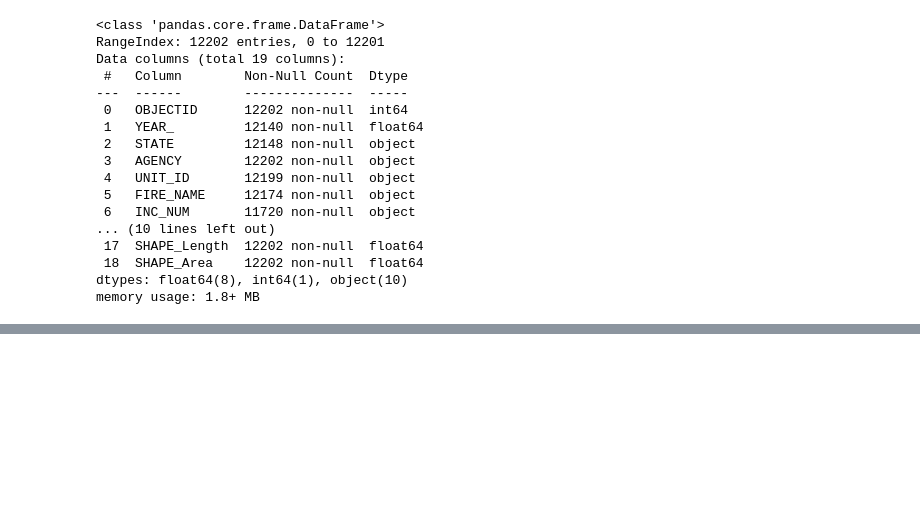
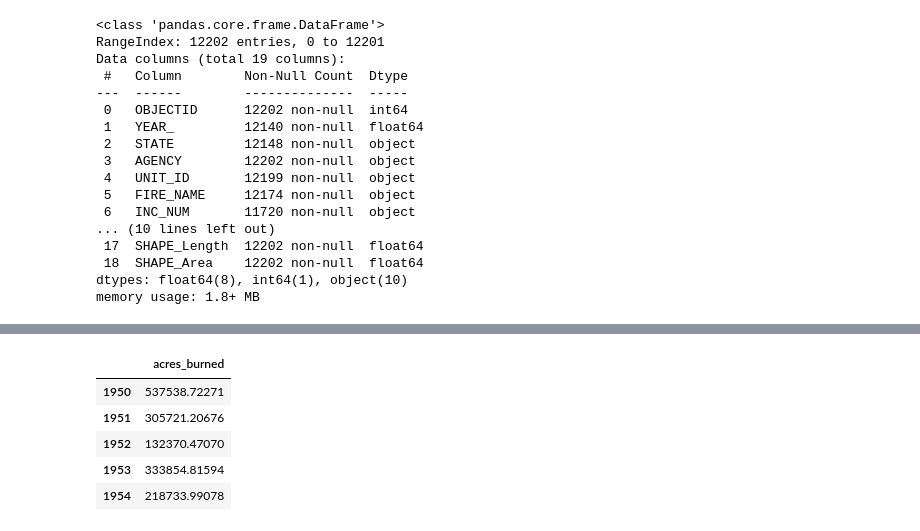
Before and after one commit to jefremides/Project_5, a Jupyter notebook: 02_data_cleaning/claire_data_cleaning.ipynb, the cells around one changed output, grey strips where cells are left out. Cells and saved outputs as stored; diff of their text form; code cells hidden in the pictures; blank space fills up the shorter version.

```diff
--- a/02_data_cleaning/claire_data_cleaning.ipynb
+++ b/02_data_cleaning/claire_data_cleaning.ipynb
@@ -171,0 +283,9 @@ memory usage: 950.9+ KB
+# %%
+acres_df.head()
+# %% [output]
+|  | acres_burned |
+| 1950 | 537538.72271 |
+| 1951 | 305721.20676 |
+| 1952 | 132370.47070 |
+| 1953 | 333854.81594 |
+| 1954 | 218733.99078 |
```
Also changed, not shown: parts of 26 cells of this notebook, 7 other files.
